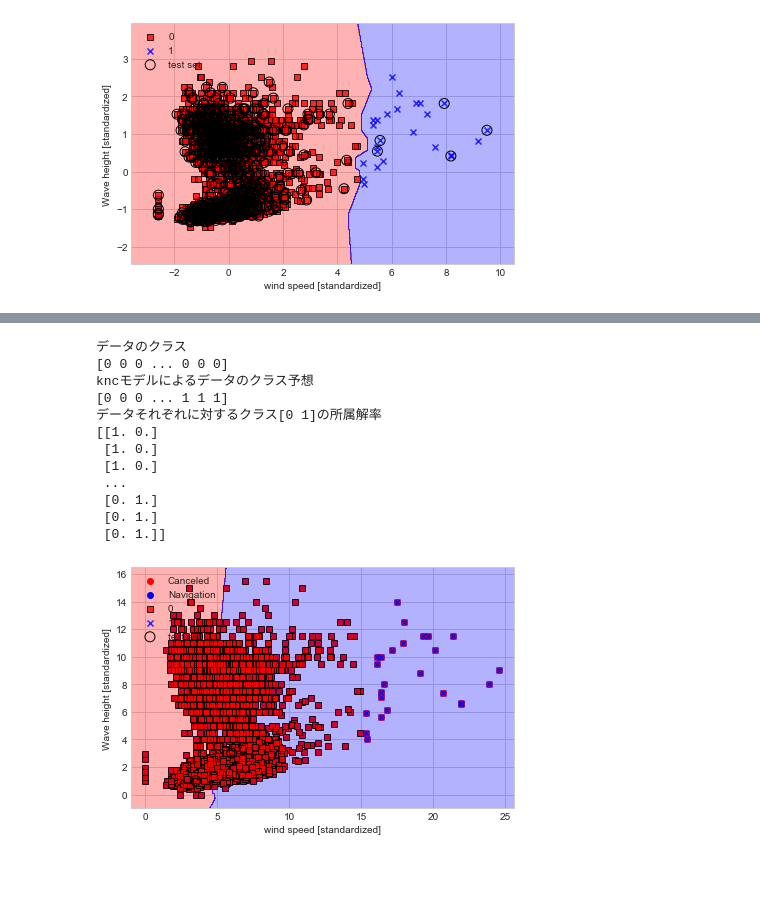
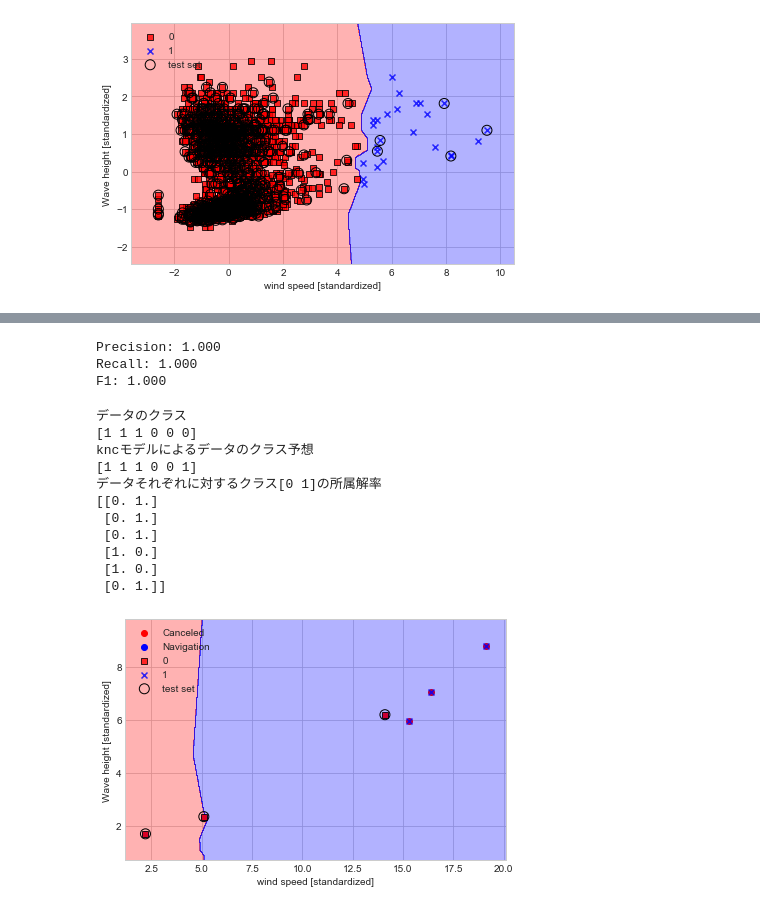
Before and after one commit to nonnn10/tom_thon, a Jupyter notebook: src/Near K.ipynb, the cells around one changed output, grey strips where cells are left out. Drawn from its saved outputs; the diff is of its cells as text; code cells hidden in the pictures; blank space fills up the shorter version.

```diff
--- a/src/Near K.ipynb
+++ b/src/Near K.ipynb
@@ -166,7 +166,7 @@ from sklearn import datasets
 import pandas as pd
 from sklearn.preprocessing import StandardScaler
 import matplotlib.pyplot as plt
-df = pd.read_csv('isigaki_miyako_iriomote_wavedata_3/isigaki_2006_2018.csv', header=None)
+df = pd.read_csv('isigaki_miyako_iriomote_wavedata/isigaki_test.csv', header=None)
 
 import numpy as np
 from sklearn.preprocessing import LabelEncoder
@@ -292,5 +378,16 @@ def plot_data(X, t):
+# %%
+#適合率、再現率、F1スコア
+from sklearn.metrics import precision_score, recall_score, f1_score
+
+print('Precision: %.3f' % precision_score(y_true=y_test, y_pred=y_pred))
+print('Recall: %.3f' % recall_score(y_true=y_test, y_pred=y_pred))
+print('F1: %.3f' % f1_score(y_true=y_test, y_pred=y_pred))
+# %% [output]
+Precision: 1.000
+Recall: 1.000
+F1: 1.000
 # %%
-df1 = pd.read_csv('isigaki_miyako_iriomote_wavedata_3/isigaki_2006_2018.csv', header=None)
+df1 = pd.read_csv('isigaki_miyako_iriomote_wavedata/test_1.csv', header=None)
 X1 = df1.loc[:, [1,4]].values
 #print(X)
 y1 = df1.loc[:, 0].values
@@ -307,37 +404,36 @@ predict = knc.predict(X1)
 predict_proba = knc.predict_proba(X1)
 
 #データに対する予測確率
 print('データのクラス')
 print(y1)
 print('kncモデルによるデータのクラス予想')
 print(predict)
 print('データそれぞれに対するクラス[0 1]の所属解率')
 print(predict_proba)
 
 plt.figure(1)
 plot_data(X1, y1)
 
 
 plot_decision_regions(X=X1, y=y1,
                       classifier=knc, test_idx=range(3, 6))#test_idx=range(105, 150)はテストデータの開始行数から終了行数まで
 plt.xlabel('wind speed [standardized]')
 plt.ylabel('Wave height [standardized]')
 plt.legend(loc='upper left')
 
 plt.tight_layout()
 #plt.savefig('images/03_01.png', dpi=300)
 plt.show()
 # %% [output]
 データのクラス
-[0 0 0 ... 0 0 0]
+[1 1 1 0 0 0]
 kncモデルによるデータのクラス予想
-[0 0 0 ... 1 1 1]
+[1 1 1 0 0 1]
 データそれぞれに対するクラス[0 1]の所属解率
-[[1. 0.]
+[[0. 1.]
+ [0. 1.]
+ [0. 1.]
  [1. 0.]
  [1. 0.]
- ...
- [0. 1.]
- [0. 1.]
  [0. 1.]]
-[figure, old version]
+[figure, new version]
```
Also changed, not shown: parts of 13 cells of this notebook, 3 other files.
